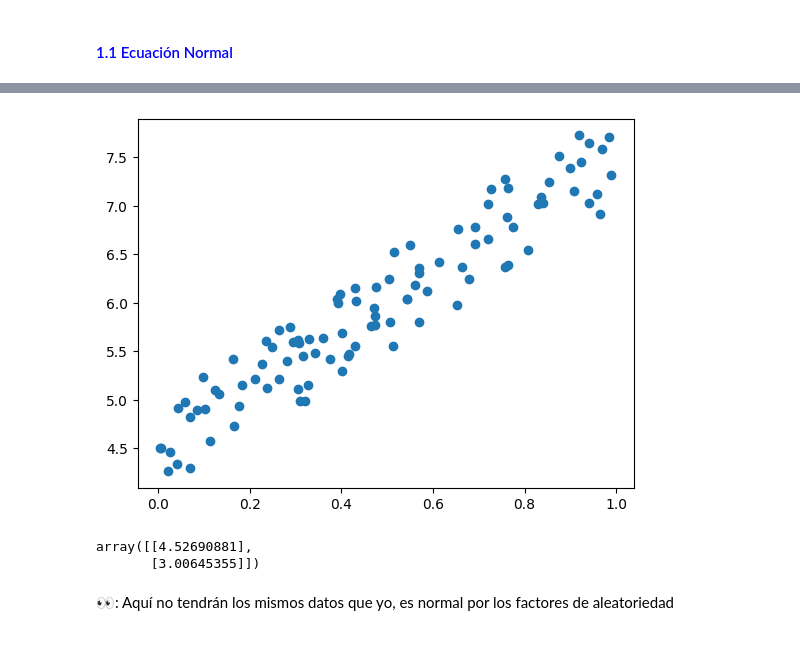
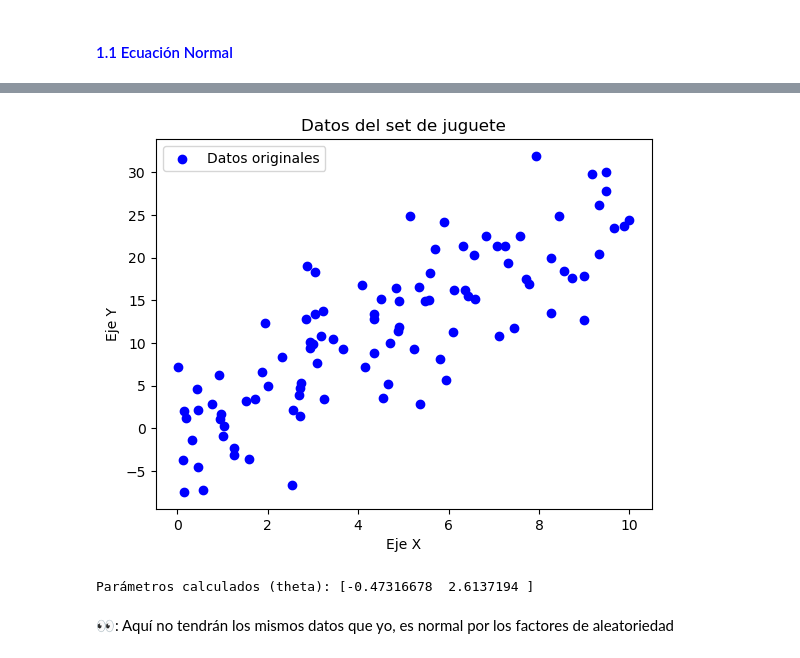
Before and after one commit to abrahajam/BIG-DATA-E-IA, a Jupyter notebook: Ejercicios 2 ultimas semanas/Capítulo 4-Modelos de Entrenamiento/ML3.ipynb, the cells around one changed output, grey strips where cells are left out. Cells and saved outputs as stored; diff of their text form; code cells hidden in the pictures.

Commit message:
entrega navidad

```diff
--- a/Ejercicios 2 ultimas semanas/Capítulo 4-Modelos de Entrenamiento/ML3.ipynb
+++ b/Ejercicios 2 ultimas semanas/Capítulo 4-Modelos de Entrenamiento/ML3.ipynb
@@ -153,9 +151,11 @@ import numpy as np
 import matplotlib.pyplot as plt
 import pandas as pd
 # %%
-#Generar el set de jueguete de datos lineales aleatorios
-x = np.random.rand(100,1)
+# Generar el set de juguete de datos lineales aleatorios
+import numpy as np
 
-#Genera vector de valores que vas a estar prediciendo (añade un factor de aleatoriedad)
-y = 4 + 3 * x + np.random.rand(100,1)
-y
+# Generar valores de x aleatorios
+x = np.random.rand(100) * 10  # 100 valores entre 0 y 10
+
+# Generar valores de y con una relación lineal y algo de ruido
+y = 2.5 * x + np.random.randn(100) * 5  # Pendiente de 2.5 con ruido
@@ -180,19 +162,32 @@ array([[7.58592494],
 # %%
-#Gráfica los datos del set de juguete
-plt.scatter(x,y)
+# Gráfica los datos del set de juguete
+import matplotlib.pyplot as plt
+
+# Graficar los datos generados
+plt.scatter(x, y, color='blue', label='Datos originales')
+plt.title('Datos del set de juguete')
+plt.xlabel('Eje X')
+plt.ylabel('Eje Y')
+plt.legend()
 plt.show()
 # %% [output]
-[figure, old version]
+[figure, new version]
 # %%
-#Agregar el valor de x0
-x_b = np.c_[np.ones((100,1)), x]  # añadimos x0 = 1 a cada instancia (100 filas, 2 columnas(con la añadidada de x0))
-#Aplicar la ecuación normal
-param = np.linalg.inv(x_b.T.dot(x_b)).dot(x_b.T).dot(y)
-#Visualiza
-param
+# Agregar el valor de x0
+import numpy as np
+
+# Crear una matriz X con una columna adicional de unos para x0
+X = np.c_[np.ones(x.shape[0]), x]
+
+# Aplicar la ecuación normal
+# Calcular los parámetros óptimos usando la fórmula cerrada
+# Fórmula: theta = (X^T X)^(-1) X^T y
+theta = np.linalg.inv(X.T @ X) @ X.T @ y
+
+# Visualizar los parámetros calculados
+print("Parámetros calculados (theta):", theta)
 # %% [output]
-array([[4.52690881],
-       [3.00645355]])
+Parámetros calculados (theta): [-0.47316678  2.6137194 ]
 # %% [markdown]
 👀: Aquí no tendrán los mismos datos que yo, es normal por los factores de aleatoriedad
 # %% [markdown]
```
Also changed, not shown: parts of 53 cells of this notebook, 7 other files.
